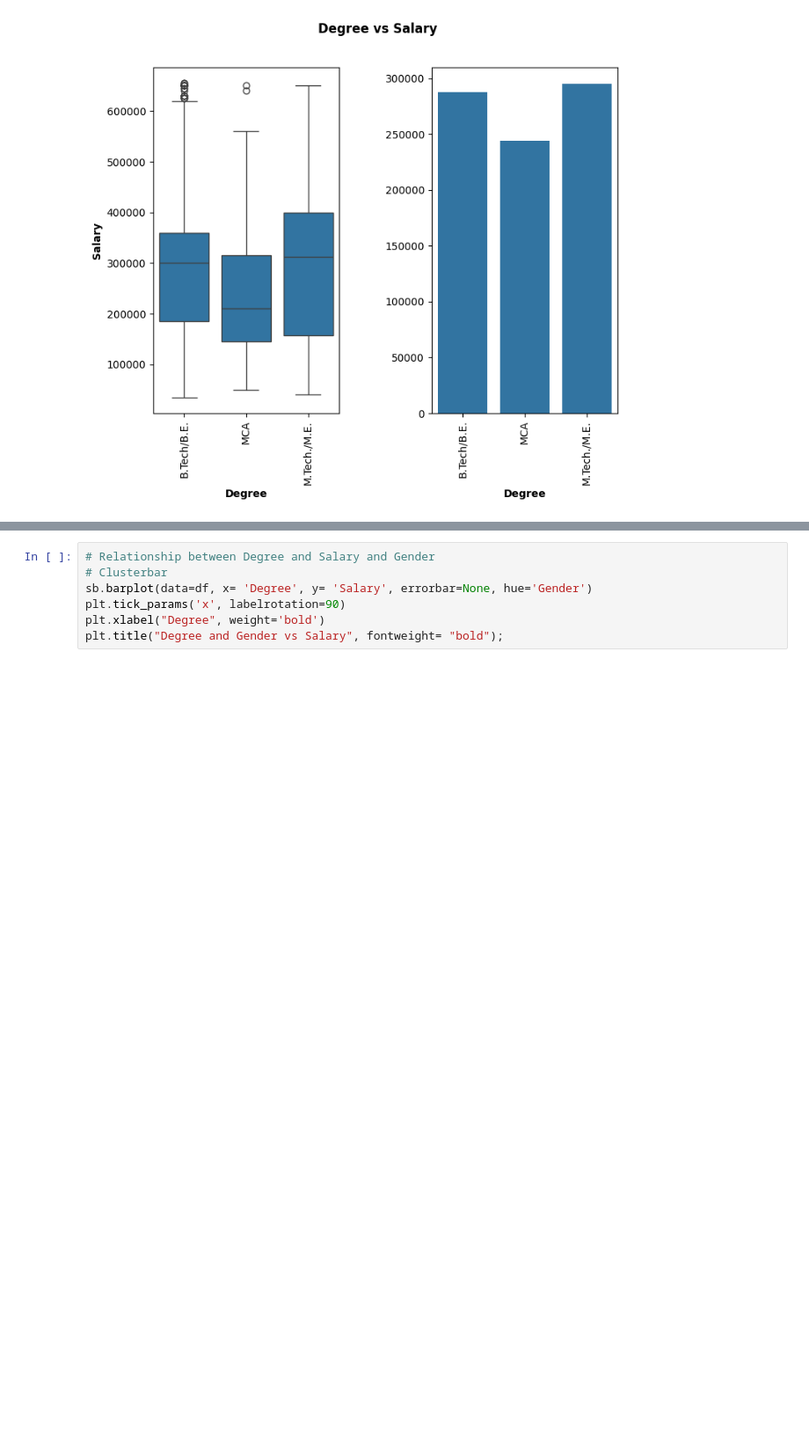
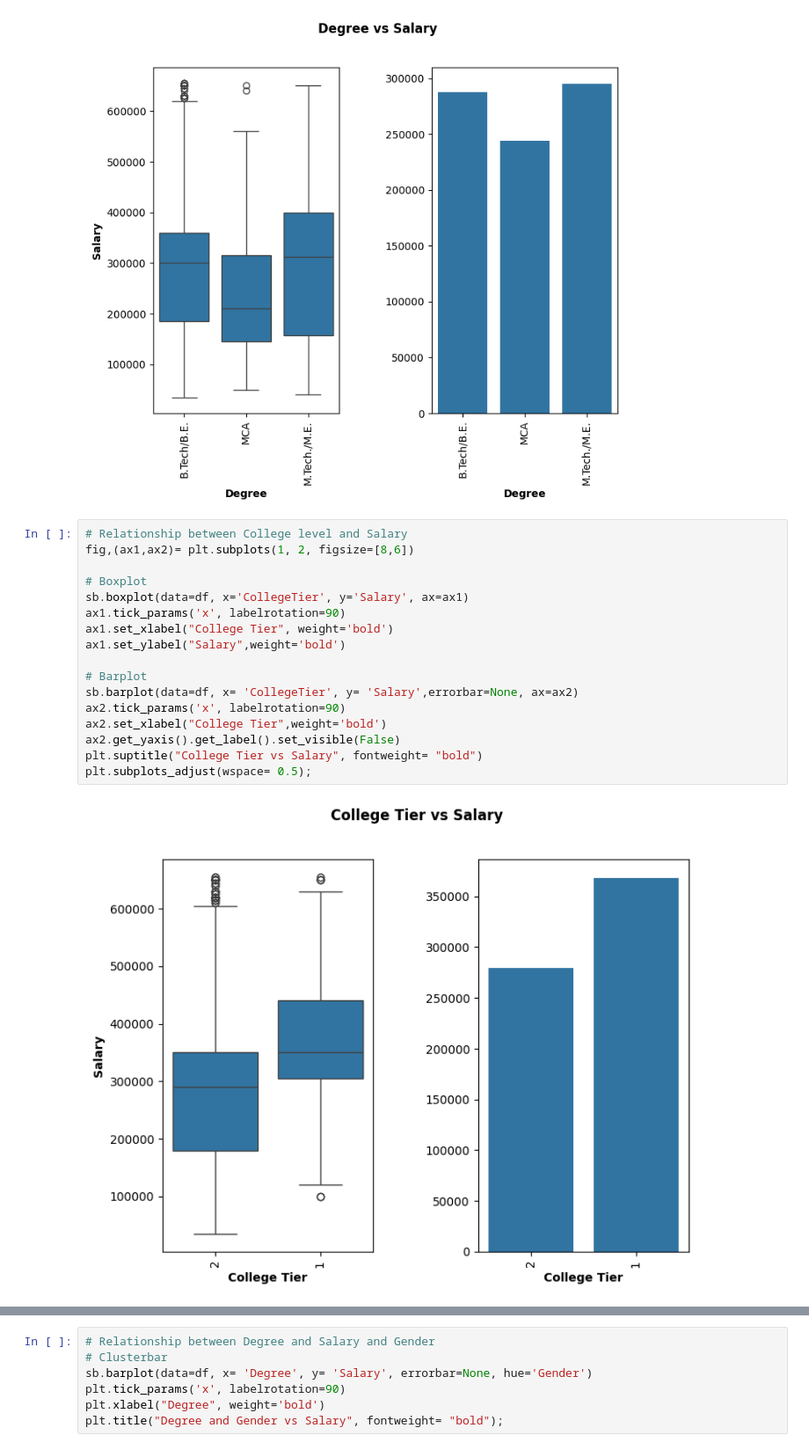
Before and after one commit to amiegirl/Analysis_of_AMCAT_Data, a Jupyter notebook: Analysis_of_AMCAT_Data.ipynb, the cells around one changed output, grey strips where cells are left out. Shown at 88% size. Drawn from its saved outputs; the diff is of its cells as text; blank space fills up the shorter version.

Commit message:
Analysis of AMCAT Data

```diff
--- a/Analysis_of_AMCAT_Data.ipynb
+++ b/Analysis_of_AMCAT_Data.ipynb
@@ -473,3 +473,22 @@ plt.suptitle("Degree vs Salary", fontweight= "bold")
 plt.subplots_adjust(wspace= 0.5);
 # %% [output]
 [figure]
+# %%
+# Relationship between College level and Salary
+fig,(ax1,ax2)= plt.subplots(1, 2, figsize=[8,6])
+
+# Boxplot
+sb.boxplot(data=df, x='CollegeTier', y='Salary', ax=ax1)
+ax1.tick_params('x', labelrotation=90)
+ax1.set_xlabel("College Tier", weight='bold')
+ax1.set_ylabel("Salary",weight='bold')
+
+# Barplot
+sb.barplot(data=df, x= 'CollegeTier', y= 'Salary',errorbar=None, ax=ax2)
+ax2.tick_params('x', labelrotation=90)
+ax2.set_xlabel("College Tier",weight='bold')
+ax2.get_yaxis().get_label().set_visible(False)
+plt.suptitle("College Tier vs Salary", fontweight= "bold")
+plt.subplots_adjust(wspace= 0.5);
+# %% [output]
+[figure, added]
```
Also changed, not shown: parts of 7 cells of this notebook.
